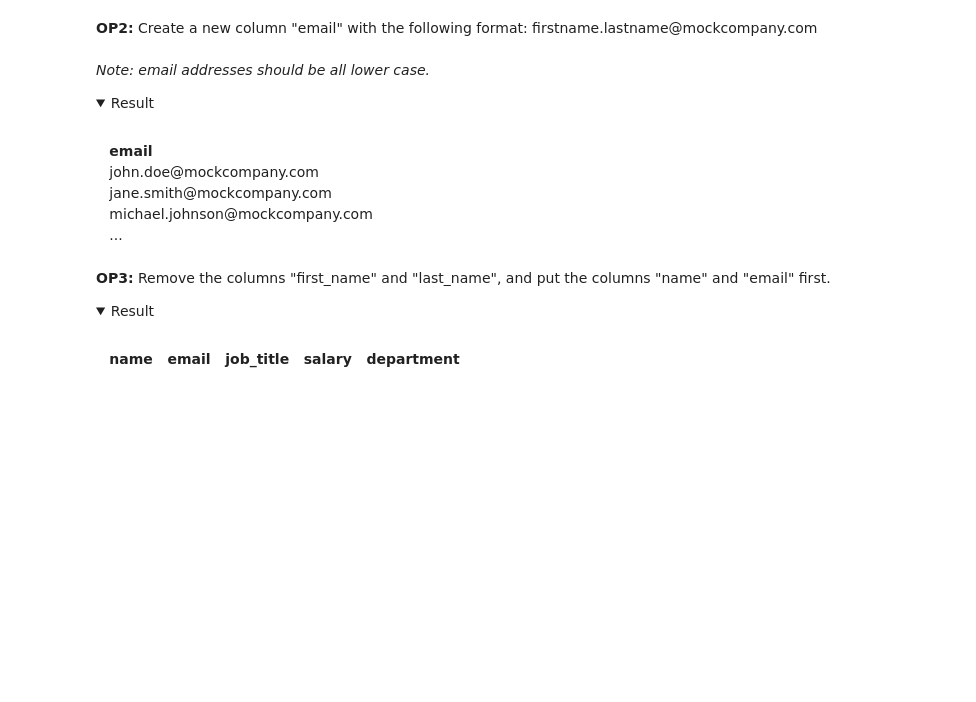
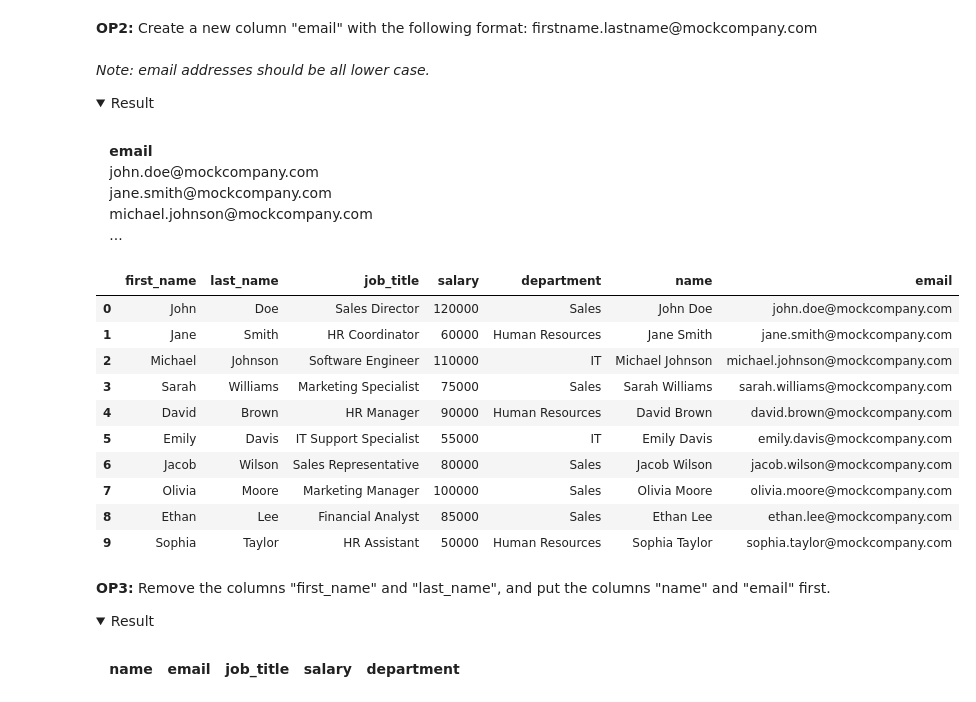
Before and after one commit to TobiasEnglund/Data-Processing-Tobias-Englund, a Jupyter notebook: Exercises/E002_Modify_dataset.ipynb, the cells around one changed output. Saved outputs shown, nothing was run; the diff lists cells and outputs as text; code cells hidden in the pictures; folded sections open; blank space fills up the shorter version.

```diff
--- a/Exercises/E002_Modify_dataset.ipynb
+++ b/Exercises/E002_Modify_dataset.ipynb
@@ -26,5 +36,5 @@ employees
 &nbsp;&nbsp;&nbsp;...<br>
 </details>
 # %%
-employee_full_name = employees['first_name'] + employees['last_name']
-print(employee_full_name)
+employees['name'] = employees['first_name'] + " " + employees['last_name']
+employees
@@ -44,6 +66,22 @@ print(employee_full_name)
 &nbsp;&nbsp;&nbsp;michael.johnson@mockcompany.com<br>
 &nbsp;&nbsp;&nbsp;...<br>
 </details>
+# %%
+employees['email'] = employees['first_name'] + "." + employees['last_name'] + "@mockcompany.com"
+employees['email'] = employees['email'].str.lower()
+employees
+# %% [output]
+|  | first_name | last_name | job_title | salary | department | name | email |
+| 0 | John | Doe | Sales Director | 120000 | Sales | John Doe | john.doe@mockcompany.com |
+| 1 | Jane | Smith | HR Coordinator | 60000 | Human Resources | Jane Smith | jane.smith@mockcompany.com |
+| 2 | Michael | Johnson | Software Engineer | 110000 | IT | Michael Johnson | michael.johnson@mockcompany.com |
+| 3 | Sarah | Williams | Marketing Specialist | 75000 | Sales | Sarah Williams | sarah.williams@mockcompany.com |
+| 4 | David | Brown | HR Manager | 90000 | Human Resources | David Brown | david.brown@mockcompany.com |
+| 5 | Emily | Davis | IT Support Specialist | 55000 | IT | Emily Davis | emily.davis@mockcompany.com |
+| 6 | Jacob | Wilson | Sales Representative | 80000 | Sales | Jacob Wilson | jacob.wilson@mockcompany.com |
+| 7 | Olivia | Moore | Marketing Manager | 100000 | Sales | Olivia Moore | olivia.moore@mockcompany.com |
+| 8 | Ethan | Lee | Financial Analyst | 85000 | Sales | Ethan Lee | ethan.lee@mockcompany.com |
+| 9 | Sophia | Taylor | HR Assistant | 50000 | Human Resources | Sophia Taylor | sophia.taylor@mockcompany.com |
 # %% [markdown]
 **OP3:** Remove the columns "first_name" and "last_name", and put the columns "name" and "email" first.
 <details>
```
Also changed, not shown: parts of 10 cells of this notebook, 4 other files.
